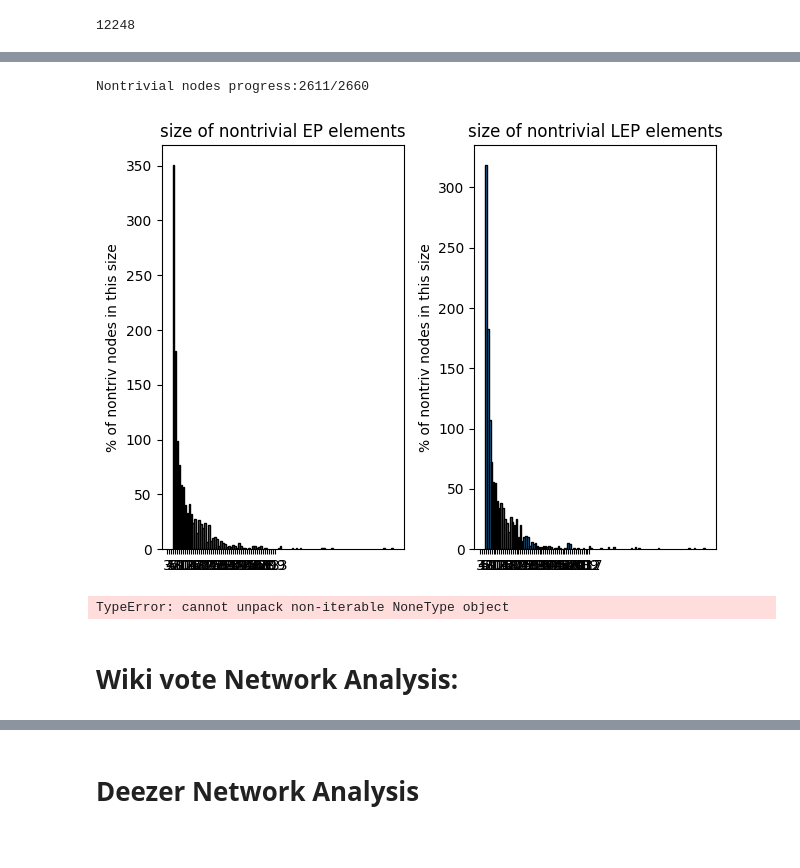
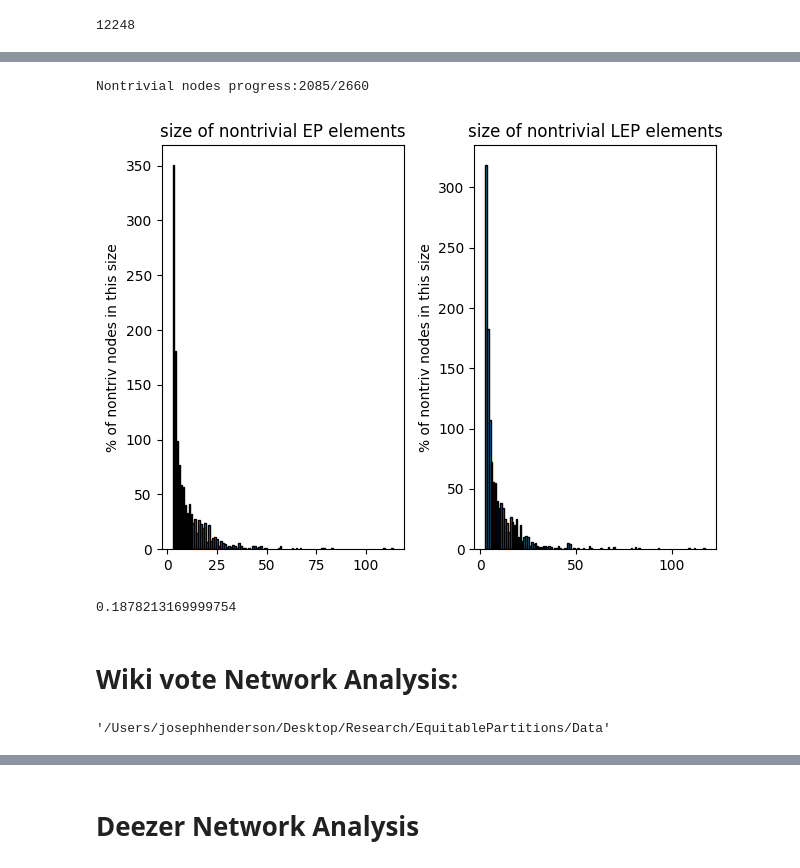
Before and after one commit to BismarkPrime/EquitablePartitions, a Jupyter notebook: Jupyter_notebooks/Social_networks.ipynb, the cells around one changed output, grey strips where cells are left out. Saved outputs shown, nothing was run; the diff lists cells and outputs as text; code cells hidden in the pictures.

```diff
--- a/Jupyter_notebooks/Social_networks.ipynb
+++ b/Jupyter_notebooks/Social_networks.ipynb
@@ -219,8 +162,7 @@ COMPUTING LEPS   |████████████████████
 # %%
 # QUESTION: can singletons all be in one lep but all in their own ep partition element?
 # %%
-nontrivEp_dict,nontrivLep_list,hist_list,perc = graphs.NontrivialityData(twitterNet,ep_dict,lep_list)
+nontrivEp_dict,nontrivLep_list,hist_list,perc = graphs.NontrivialityData(twitterNet,ep_dict,lep_list,return_vals=True,verbose=True)
 # %% [output]
-Nontrivial nodes progress:2611/2660
+Nontrivial nodes progress:2085/2660
-[figure, old version]
+[figure, new version]
-TypeError: cannot unpack non-iterable NoneType object
@@ -231,11 +169,15 @@ len(list(nontrivEp_dict.keys()))
 # %%
 perc
+# %% [output]
+0.1878213169999754
 # %% [markdown]
 # Wiki vote Network Analysis:
 # %%
 os.getcwd()
 #os.chdir('./Data/Social_Networks')
-os.chdir('Social_Networks')
+#os.chdir('Data')
+# %% [output]
+'/Users/josephhenderson/Desktop/Research/EquitablePartitions/Data'
 # %%
 wiki_vote_net = nx.read_edgelist("wiki-Vote.txt.gz",create_using=nx.DiGraph) # changed it to undirected
 # %%
```
Also changed, not shown: parts of 66 cells of this notebook, 8 other files.
